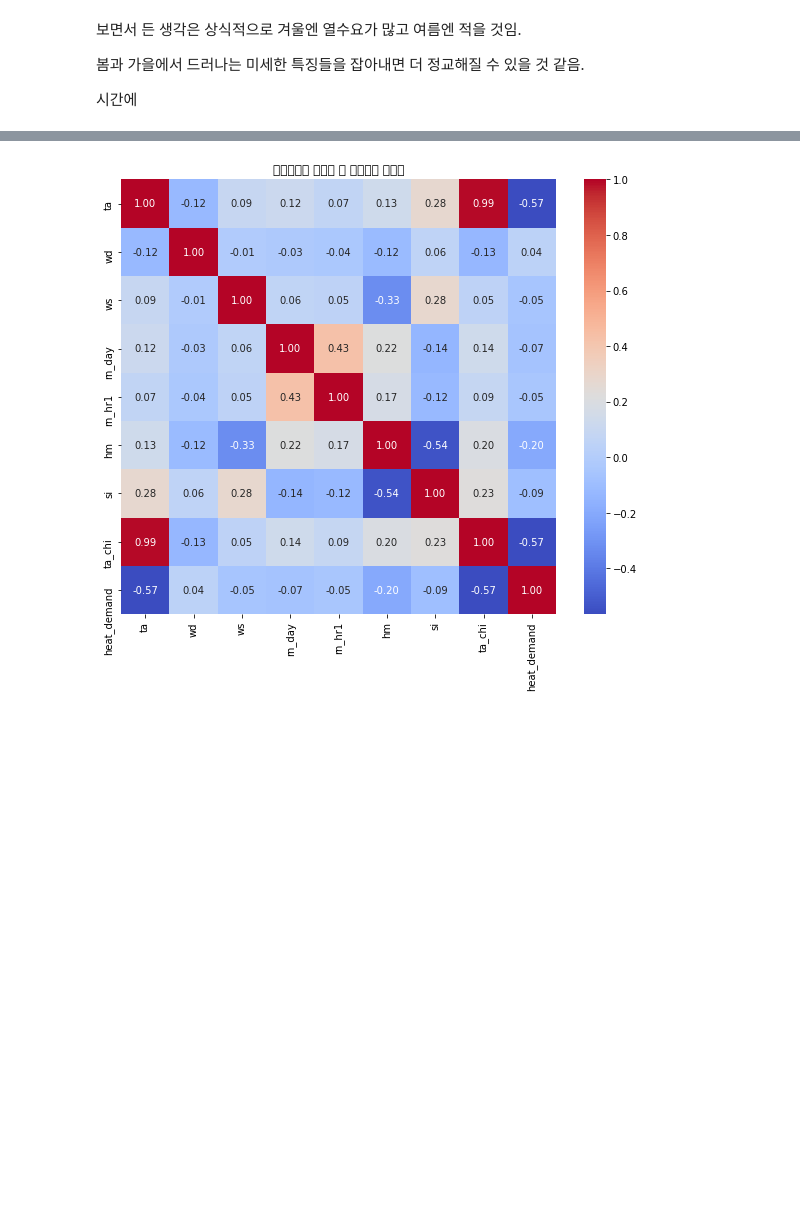
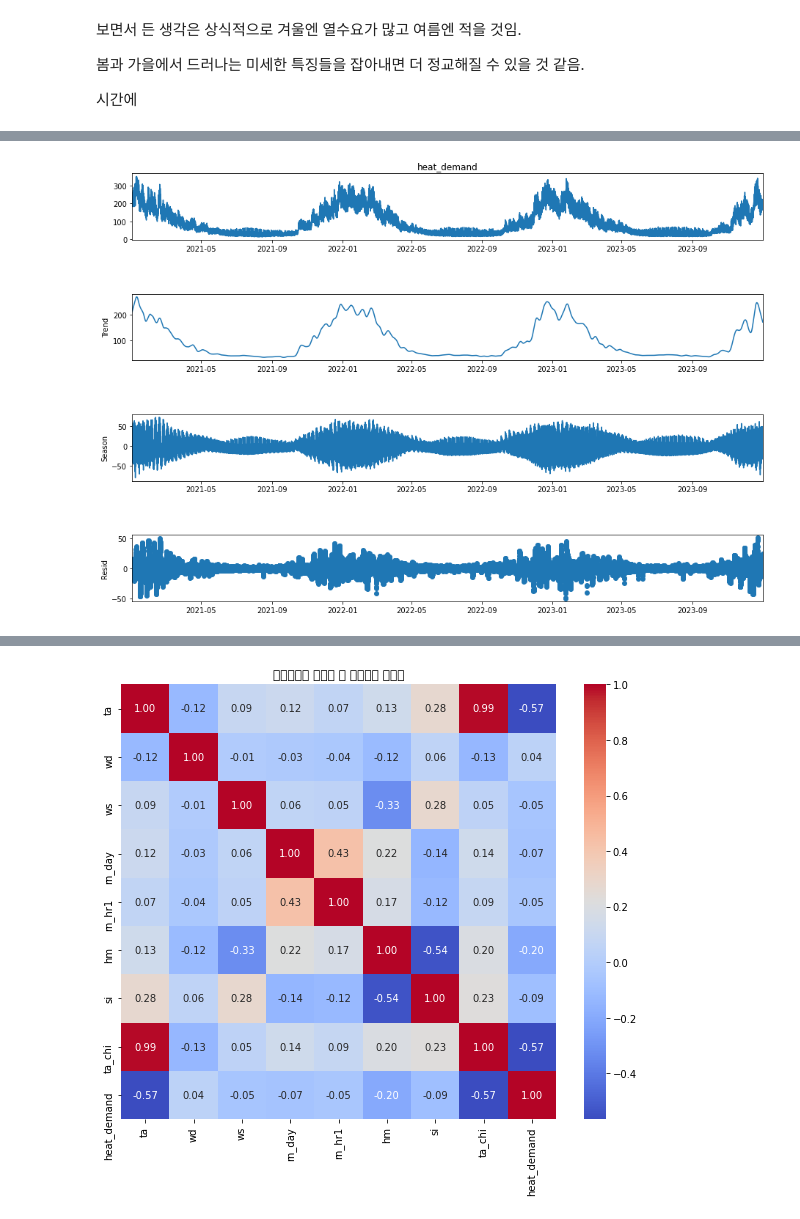
Before and after one commit to CheckNanbang/2025-weather-data-contest, a Jupyter notebook: EDA/jiyeon_EDA.ipynb, the cells around one changed output, grey strips where cells are left out. Cells and saved outputs as stored; diff of their text form; code cells hidden in the pictures; blank space fills up the shorter version.

```diff
--- a/EDA/jiyeon_EDA.ipynb
+++ b/EDA/jiyeon_EDA.ipynb
@@ -686,0 +832,9 @@ plt.show()
+# %%
+from statsmodels.tsa.seasonal import STL
+
+stl = STL(heat['heat_demand'], period=168)
+res = stl.fit()
+res.plot().set_size_inches(14, 10)
+plt.show()
+# %% [output]
+[figure, added]
```
Also changed, not shown: parts of 14 cells of this notebook.
